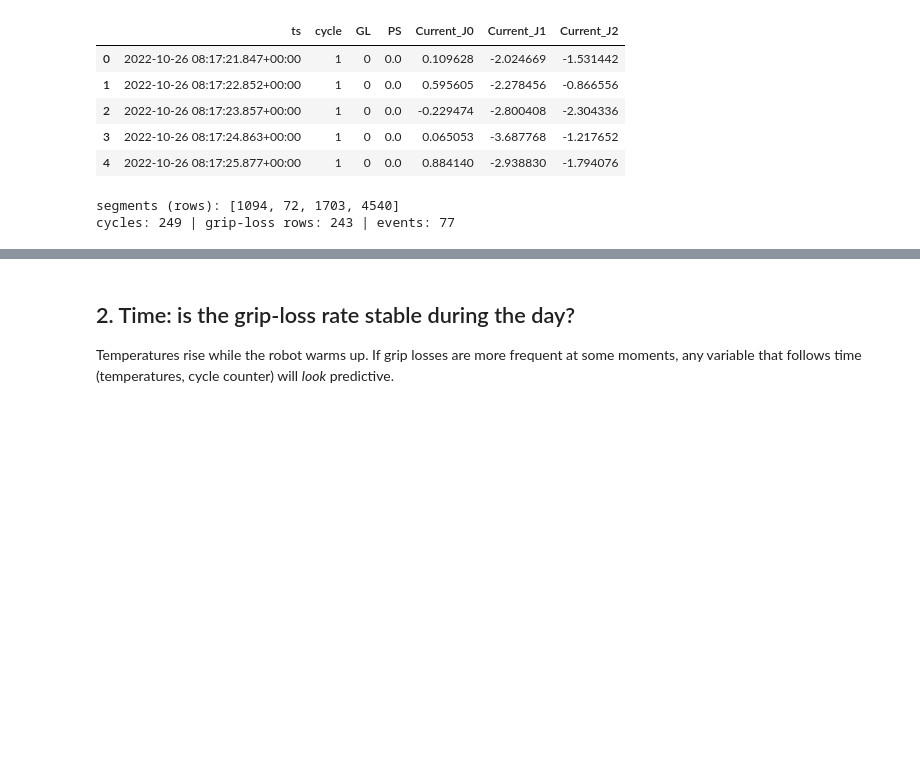
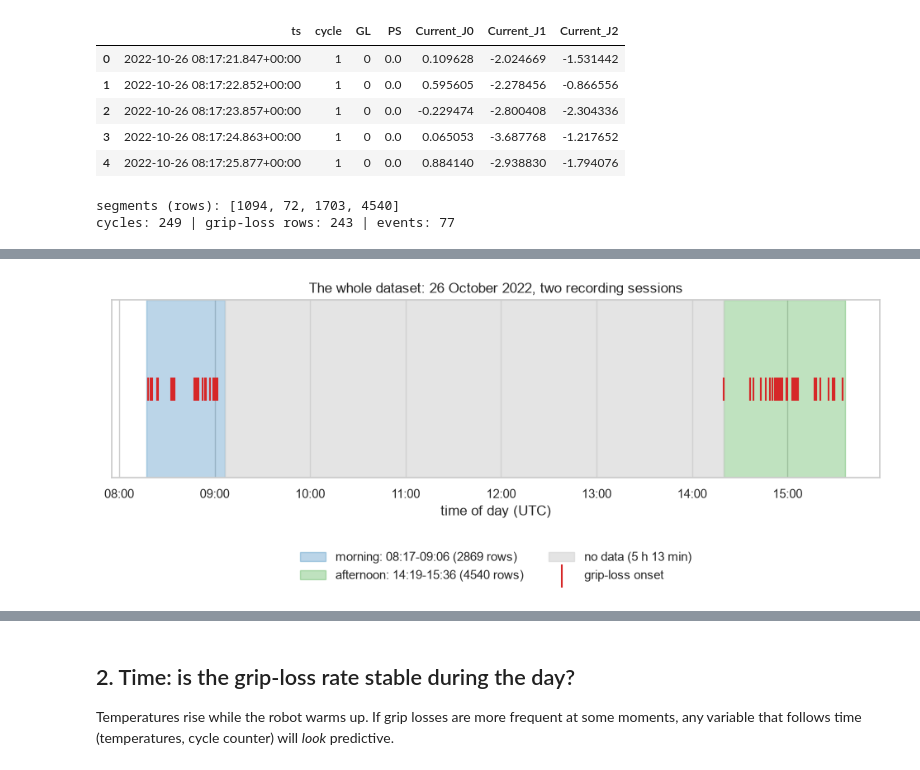
Before and after one commit to M-Espinoza-04/fault_detection_UR3_robot, a Jupyter notebook: step2_benchmark.ipynb, the cells around one changed output, grey strips where cells are left out. Saved outputs shown, nothing was run; the diff lists cells and outputs as text; code cells hidden in the pictures; blank space fills up the shorter version.

Commit message:
description added to the graphs

```diff
--- a/step2_benchmark.ipynb
+++ b/step2_benchmark.ipynb
@@ -59,0 +96,17 @@ cycles: 249 | grip-loss rows: 243 | events: 77
+# %%
+import matplotlib.dates as mdates
+
+print("Days in the dataset:", sorted(df["ts"].dt.date.unique()))
+
+# A new session starts after a break of more than 1 hour
+df["session"] = (df["ts"].diff() > pd.Timedelta(hours=1)).cumsum().map({0: "morning", 1: "afternoon"})
+
+sessions = df.groupby("session", sort=False).agg(
+    start=("ts", "min"), end=("ts", "max"), rows=("ts", "size"),
+    grip_loss_events=("onset", "sum"))
+sessions["duration"] = sessions["end"] - sessions["start"]
+sessions["events_per_hour"] = (sessions["grip_loss_events"]
+                               / (sessions["duration"].dt.total_seconds() / 3600)).round(1)
+lunch_break = sessions.loc["afternoon", "start"] - sessions.loc["morning", "end"]
+print("Break between the sessions:", lunch_break)
+sessions
@@ -59,0 +120,21 @@ cycles: 249 | grip-loss rows: 243 | events: 77
+# %%
+fig, ax = plt.subplots(figsize=(12, 2.8))
+colors = {"morning": "tab:blue", "afternoon": "tab:green"}
+for name, s in sessions.iterrows():
+    ax.axvspan(s["start"], s["end"], color=colors[name], alpha=.3,
+               label=f"{name}: {s['start']:%H:%M}-{s['end']:%H:%M} ({s['rows']} rows)")
+ax.axvspan(sessions.loc["morning", "end"], sessions.loc["afternoon", "start"],
+           color="lightgray", alpha=.6, label=f"no data ({lunch_break.seconds // 3600} h {lunch_break.seconds % 3600 // 60} min)")
+
+ons = df[df["onset"]]
+ax.scatter(ons["ts"], np.full(len(ons), .5), marker="|", s=400, color="tab:red", label="grip-loss onset")
+
+ax.set_yticks([])
+ax.xaxis.set_major_locator(mdates.HourLocator())
+ax.xaxis.set_major_formatter(mdates.DateFormatter("%H:%M"))
+ax.set_xlabel("time of day (UTC)")
+ax.set_title(f"The whole dataset: {df['ts'].dt.date.iloc[0]:%d %B %Y}, two recording sessions")
+ax.legend(loc="upper center", bbox_to_anchor=(.5, -.35), ncol=2, frameon=False)
+plt.show()
+# %% [output]
+[figure, added]
```
Also changed, not shown: parts of 25 cells of this notebook, 1 other file.
